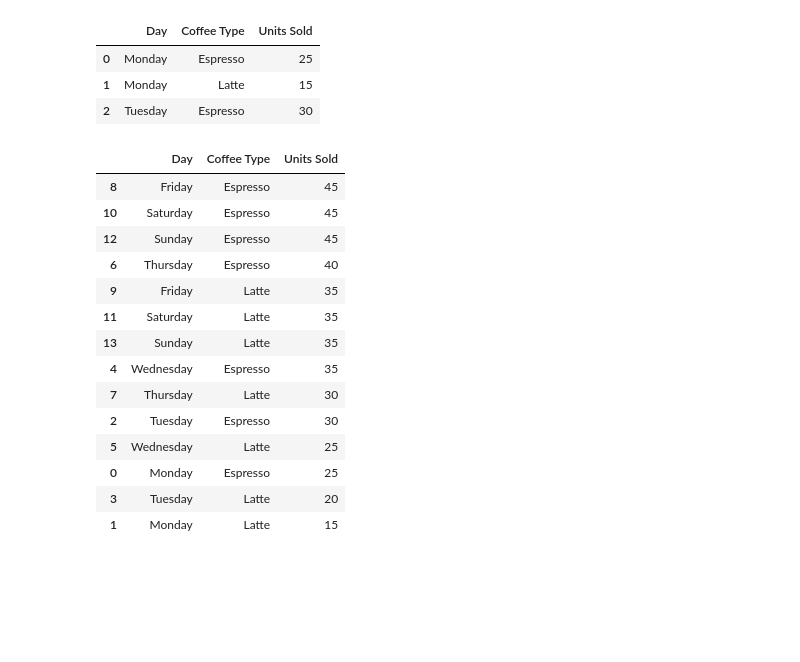
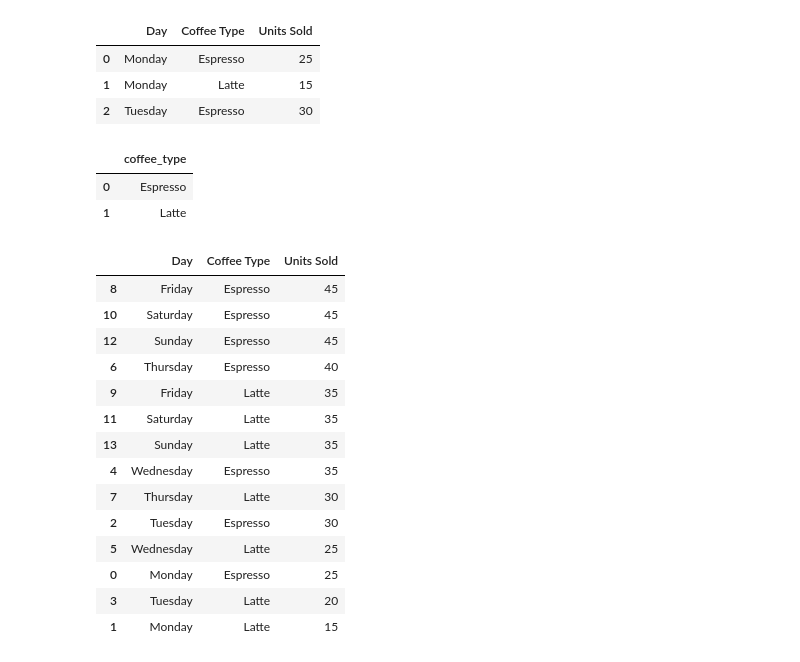
Before and after one commit to mbarbag/pandas-comprehensive-tutorial, a Jupyter notebook: pandas_comprehensive_tutorial.ipynb, the cells around one changed output. Saved outputs shown, nothing was run; the diff lists cells and outputs as text; code cells hidden in the pictures; blank space fills up the shorter version.

Commit message:
Adding .unique() method

```diff
--- a/pandas_comprehensive_tutorial.ipynb
+++ b/pandas_comprehensive_tutorial.ipynb
@@ -92,6 +92,15 @@ coffee.head(3)
 | 0 | Monday | Espresso | 25 |
 | 1 | Monday | Latte | 15 |
 | 2 | Tuesday | Espresso | 30 |
+# %%
+#SELECT DISTINCT
+df = pd.DataFrame()
+df['coffee_type'] = pd.unique(coffee['Coffee Type'])
+df
+# %% [output]
+|  | coffee_type |
+| 0 | Espresso |
+| 1 | Latte |
 # %%
 # Sort DataFrame by multiple columns in descending order
 coffee.sort_values(["Units Sold", "Coffee Type"], ascending=False)
```
